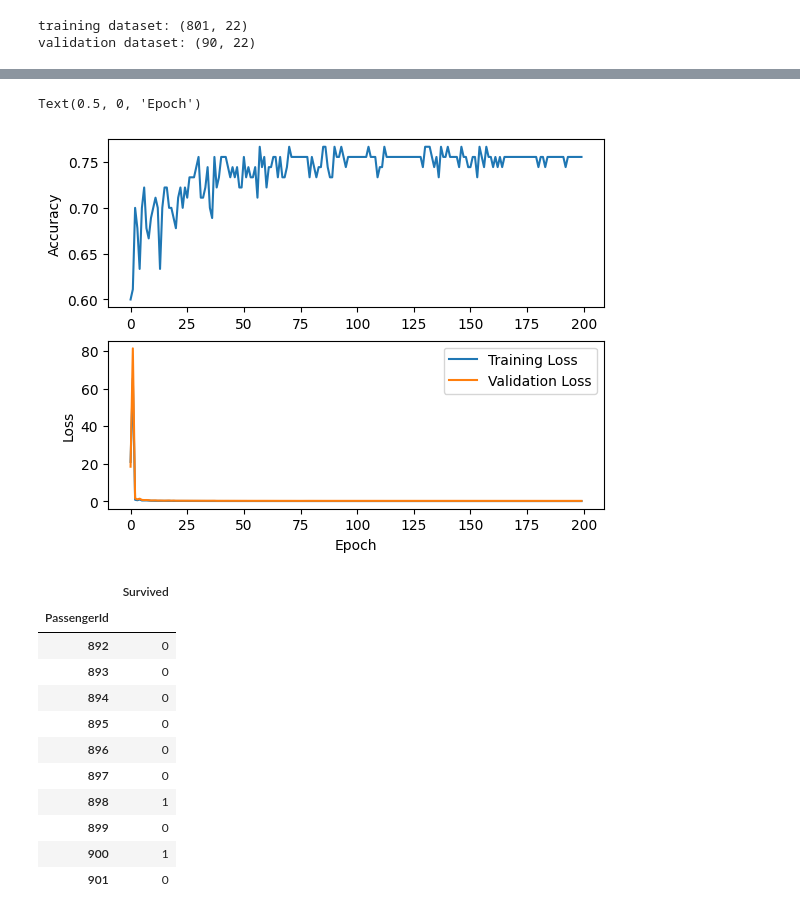
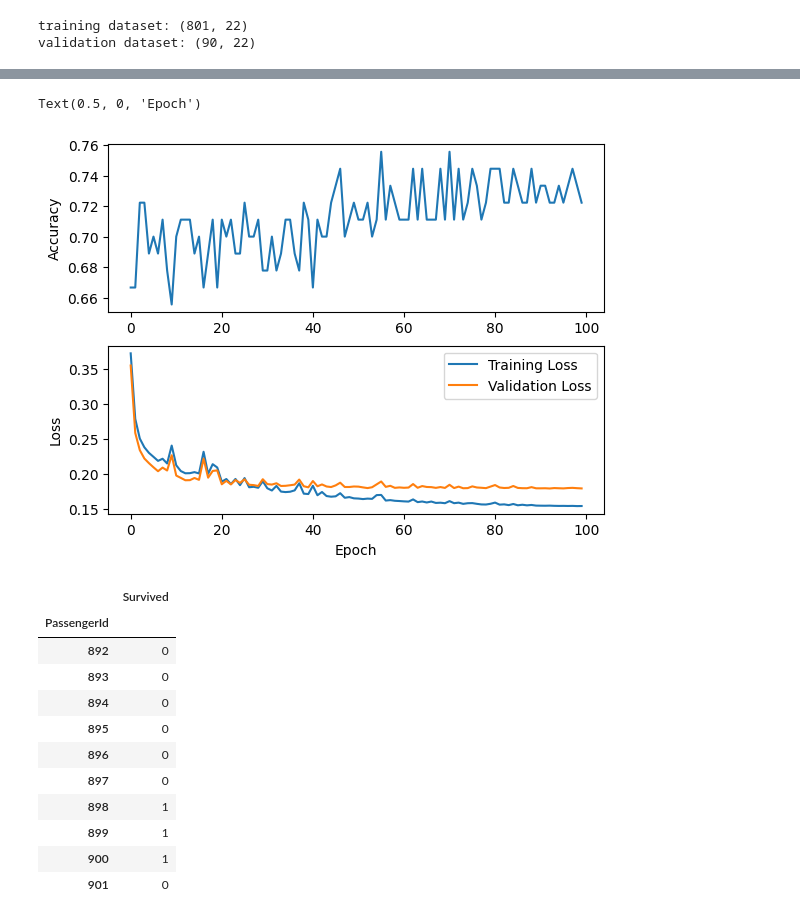
Before and after one commit to zirkelc/micrograd-titanic, a Jupyter notebook: micrograd.ipynb, the cells around one changed output, grey strips where cells are left out. Drawn from its saved outputs; the diff is of its cells as text; code cells hidden in the pictures.

```diff
--- a/micrograd.ipynb
+++ b/micrograd.ipynb
@@ -390,7 +390,7 @@ def train_model(model, xy_train, xy_validate, num_epochs=100, batch_size=32):
 # %%
 # Define number of input features, hidden layers, and output features
 num_inputs = X_train.shape[1]
-num_hidden = [66]
+num_hidden = [22,11]
 num_outputs = 1
 
 # Initialize the model
@@ -401,7 +401,7 @@ print(f"Parameters: {len(model.parameters())}")
 
 # Define the training parameters
 batch_size = 50
-num_epochs = 200
+num_epochs = 100
 
 # Train the model
 train_losses, validate_losses, validate_accuracy = train_model(
@@ -444,5 +444,5 @@ Validation accuracy: 75.556%
 Text(0.5, 0, 'Epoch')
-[figure, old version]
+[figure, new version]
 # %%
 # Input features from the scaled test dataset
 test_features = test_scaled_df.to_numpy()
@@ -466,6 +466,6 @@ submission_df.head(10)
 | 896 | 0 |
 | 897 | 0 |
 | 898 | 1 |
-| 899 | 0 |
+| 899 | 1 |
 | 900 | 1 |
 | 901 | 0 |
```
Also changed, not shown: parts of 2 cells of this notebook.
